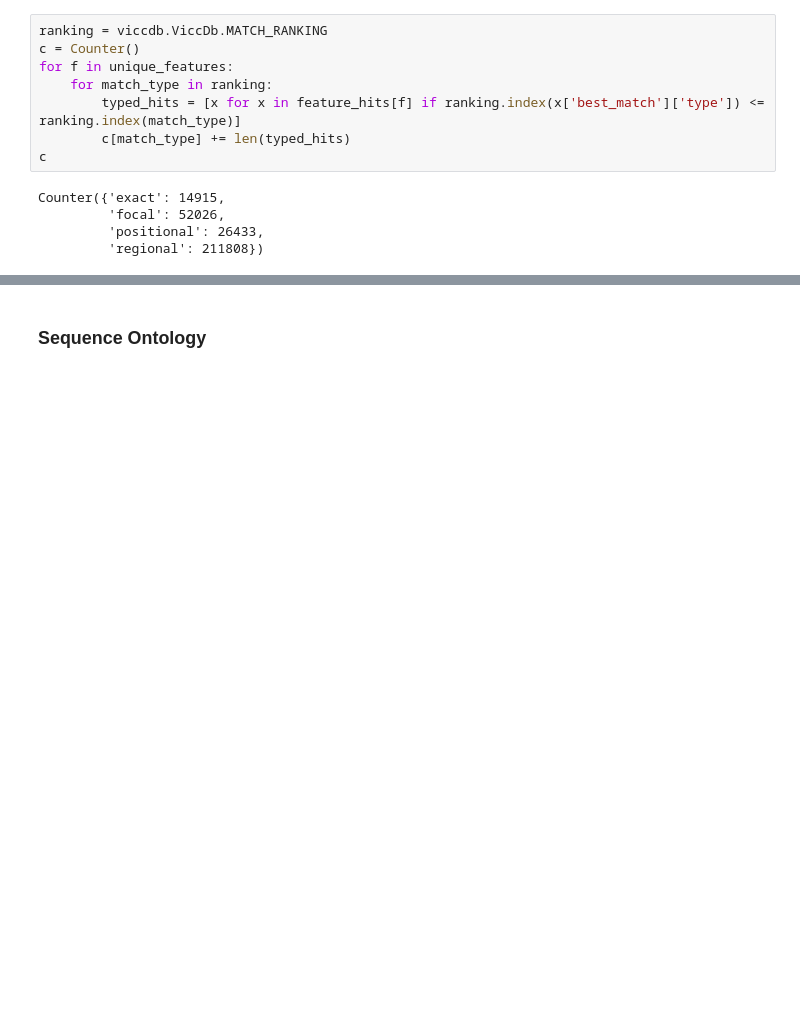
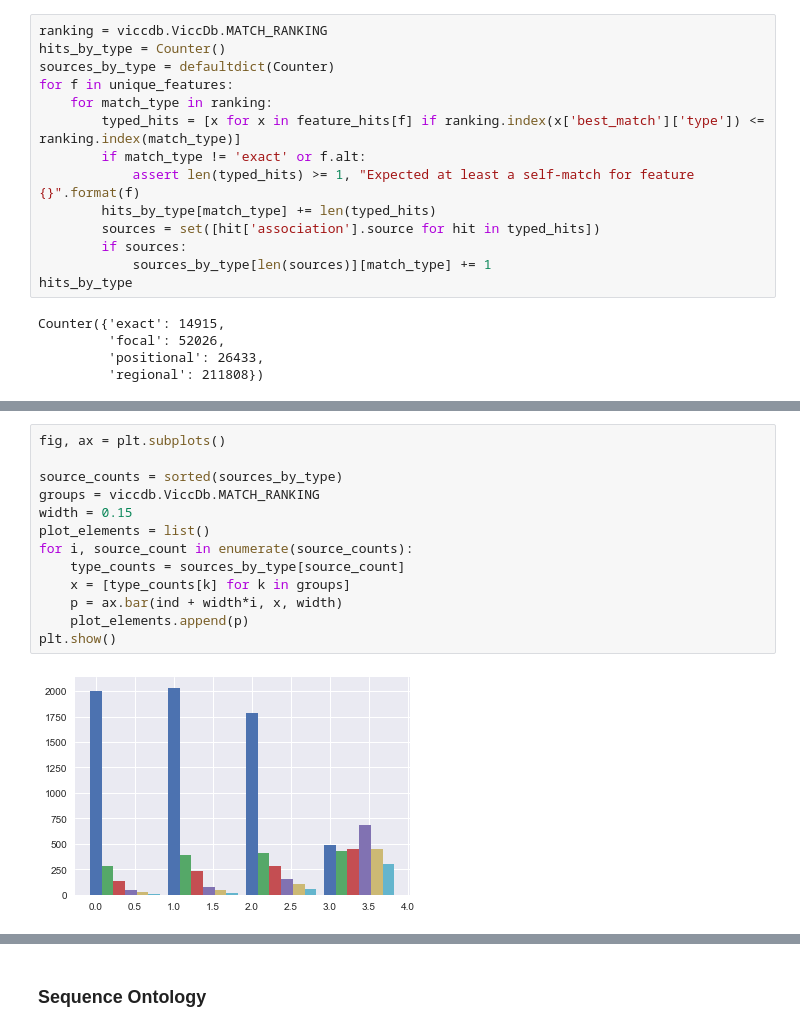
Before and after one commit to ohsu-comp-bio/g2p-aggregator, a Jupyter notebook: notebooks/paper_analysis/figures.ipynb, the cells around one changed output, grey strips where cells are left out. Cells and saved outputs as stored; diff of their text form; blank space fills up the shorter version.

```diff
--- a/notebooks/paper_analysis/figures.ipynb
+++ b/notebooks/paper_analysis/figures.ipynb
@@ -444,12 +456,18 @@ for feature in unique_features:
     feature_hits[feature] = core_vdb.search_features(genomic_feature=feature)
 # %%
 ranking = viccdb.ViccDb.MATCH_RANKING
-c = Counter()
+hits_by_type = Counter()
+sources_by_type = defaultdict(Counter)
 for f in unique_features:
     for match_type in ranking:
         typed_hits = [x for x in feature_hits[f] if ranking.index(x['best_match']['type']) <= ranking.index(match_type)]
-        c[match_type] += len(typed_hits)
-c
+        if match_type != 'exact' or f.alt:
+            assert len(typed_hits) >= 1, "Expected at least a self-match for feature {}".format(f)
+        hits_by_type[match_type] += len(typed_hits)
+        sources = set([hit['association'].source for hit in typed_hits])
+        if sources:
+            sources_by_type[len(sources)][match_type] += 1
+hits_by_type
 # %% [output]
 Counter({'exact': 14915,
          'focal': 52026,
@@ -457,0 +496,15 @@ Counter({'exact': 14915,
+# %%
+fig, ax = plt.subplots()
+
+source_counts = sorted(sources_by_type)
+groups = viccdb.ViccDb.MATCH_RANKING
+width = 0.15
+plot_elements = list()
+for i, source_count in enumerate(source_counts):
+    type_counts = sources_by_type[source_count]
+    x = [type_counts[k] for k in groups]
+    p = ax.bar(ind + width*i, x, width)
+    plot_elements.append(p)
+plt.show()
+# %% [output]
+[figure, added]
```
Also changed, not shown: parts of 9 cells of this notebook.
